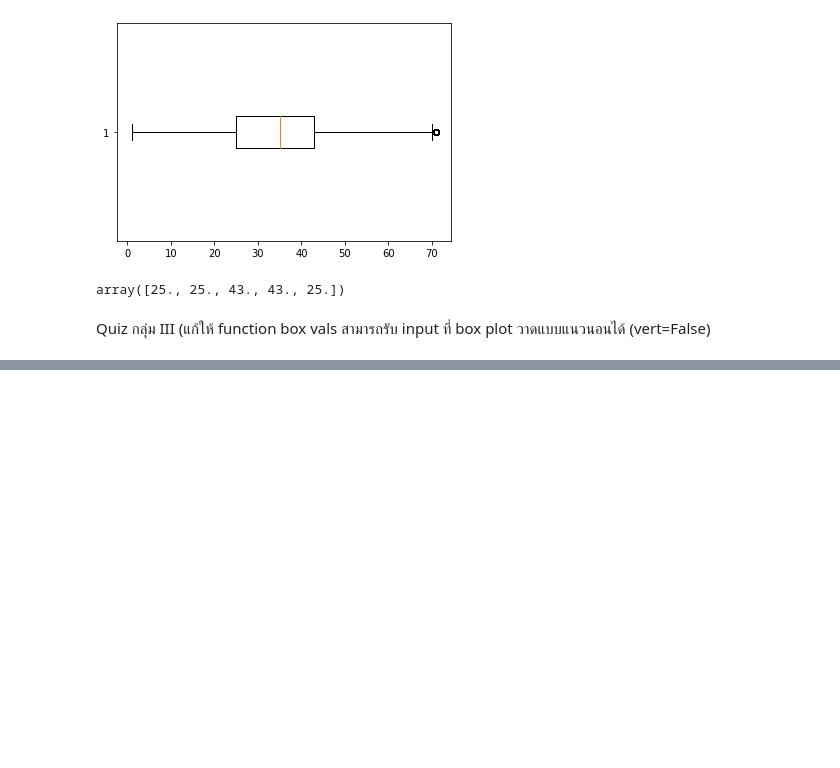
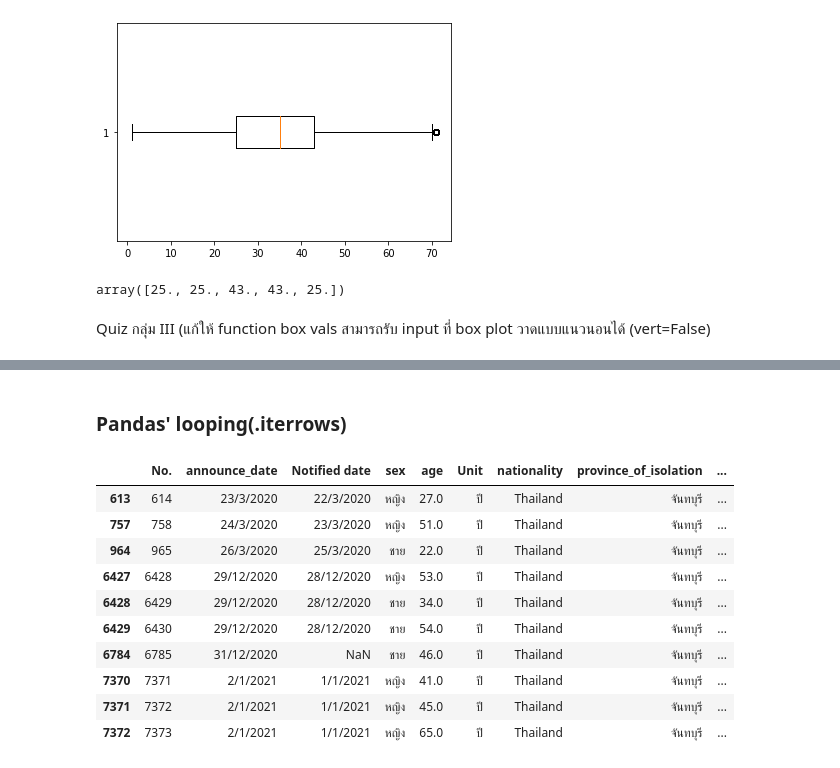
Before and after one commit to 623020514-5/DWDM21, a Jupyter notebook: Data_Preprocessing(Chapter3).ipynb, the cells around one changed output, grey strips where cells are left out. Cells and saved outputs as stored; diff of their text form; code cells hidden in the pictures; blank space fills up the shorter version.

```diff
--- a/Data_Preprocessing(Chapter3).ipynb
+++ b/Data_Preprocessing(Chapter3).ipynb
@@ -1215,0 +1222,17 @@ box_vals(data_dict, vert=False)
+# %% [markdown]
+### Pandas' looping(.iterrows)
+# %%
+data_cut = data_cases2_nomissingage.iloc[:10]
+data_cut
+# %% [output]
+|  | No. | announce_date | Notified date | sex | age | Unit | nationality | province_of_isolation | ... |
+| 613 | 614 | 23/3/2020 | 22/3/2020 | หญิง | 27.0 | ปี | Thailand | จันทบุรี | ... |
+| 757 | 758 | 24/3/2020 | 23/3/2020 | หญิง | 51.0 | ปี | Thailand | จันทบุรี | ... |
+| 964 | 965 | 26/3/2020 | 25/3/2020 | ชาย | 22.0 | ปี | Thailand | จันทบุรี | ... |
+| 6427 | 6428 | 29/12/2020 | 28/12/2020 | หญิง | 53.0 | ปี | Thailand | จันทบุรี | ... |
+| 6428 | 6429 | 29/12/2020 | 28/12/2020 | ชาย | 34.0 | ปี | Thailand | จันทบุรี | ... |
+| 6429 | 6430 | 29/12/2020 | 28/12/2020 | ชาย | 54.0 | ปี | Thailand | จันทบุรี | ... |
+| 6784 | 6785 | 31/12/2020 | NaN | ชาย | 46.0 | ปี | Thailand | จันทบุรี | ... |
+| 7370 | 7371 | 2/1/2021 | 1/1/2021 | หญิง | 41.0 | ปี | Thailand | จันทบุรี | ... |
+| 7371 | 7372 | 2/1/2021 | 1/1/2021 | หญิง | 45.0 | ปี | Thailand | จันทบุรี | ... |
+| 7372 | 7373 | 2/1/2021 | 1/1/2021 | หญิง | 65.0 | ปี | Thailand | จันทบุรี | ... |
```
Also changed, not shown: parts of 43 cells of this notebook.
